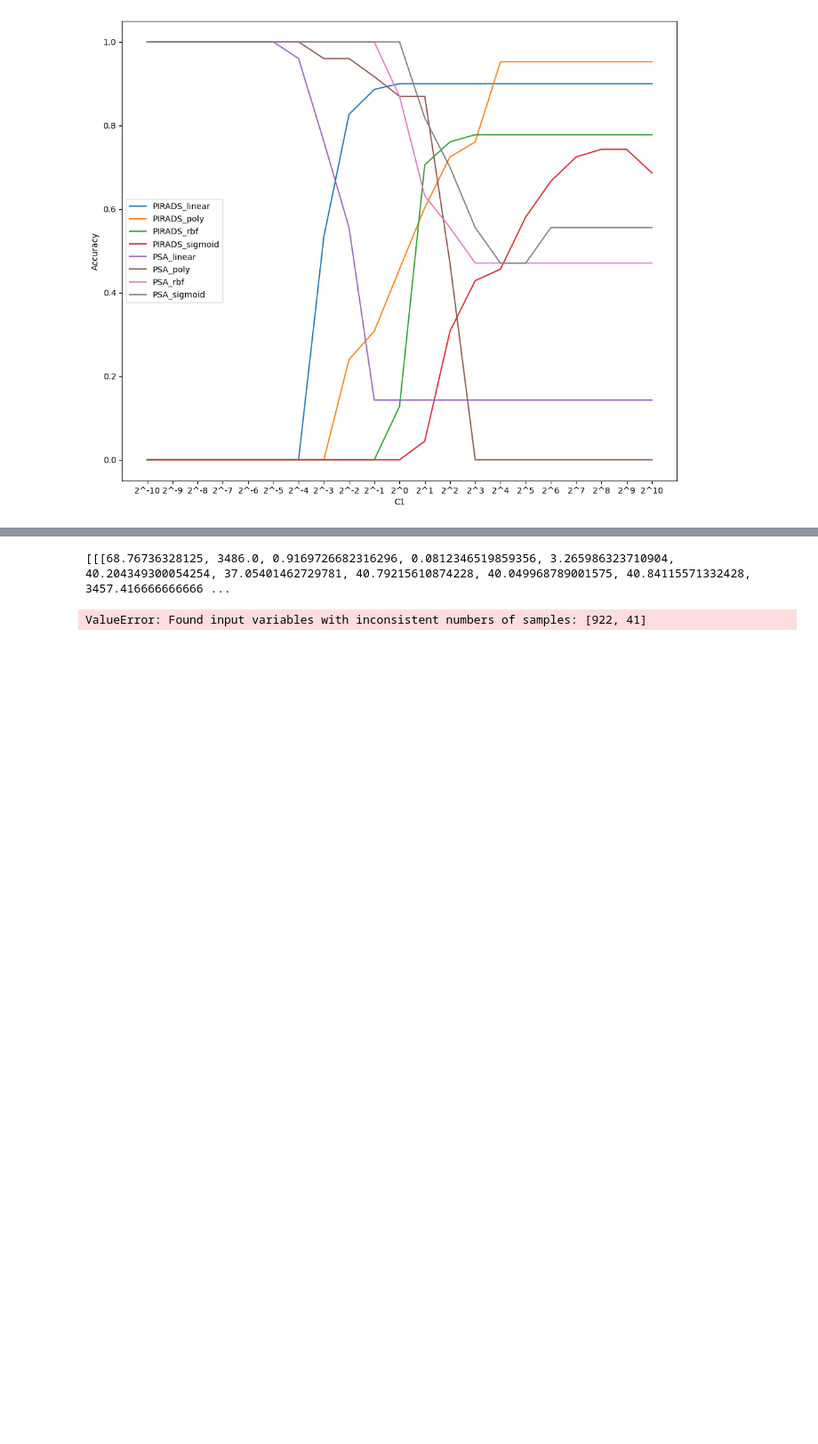
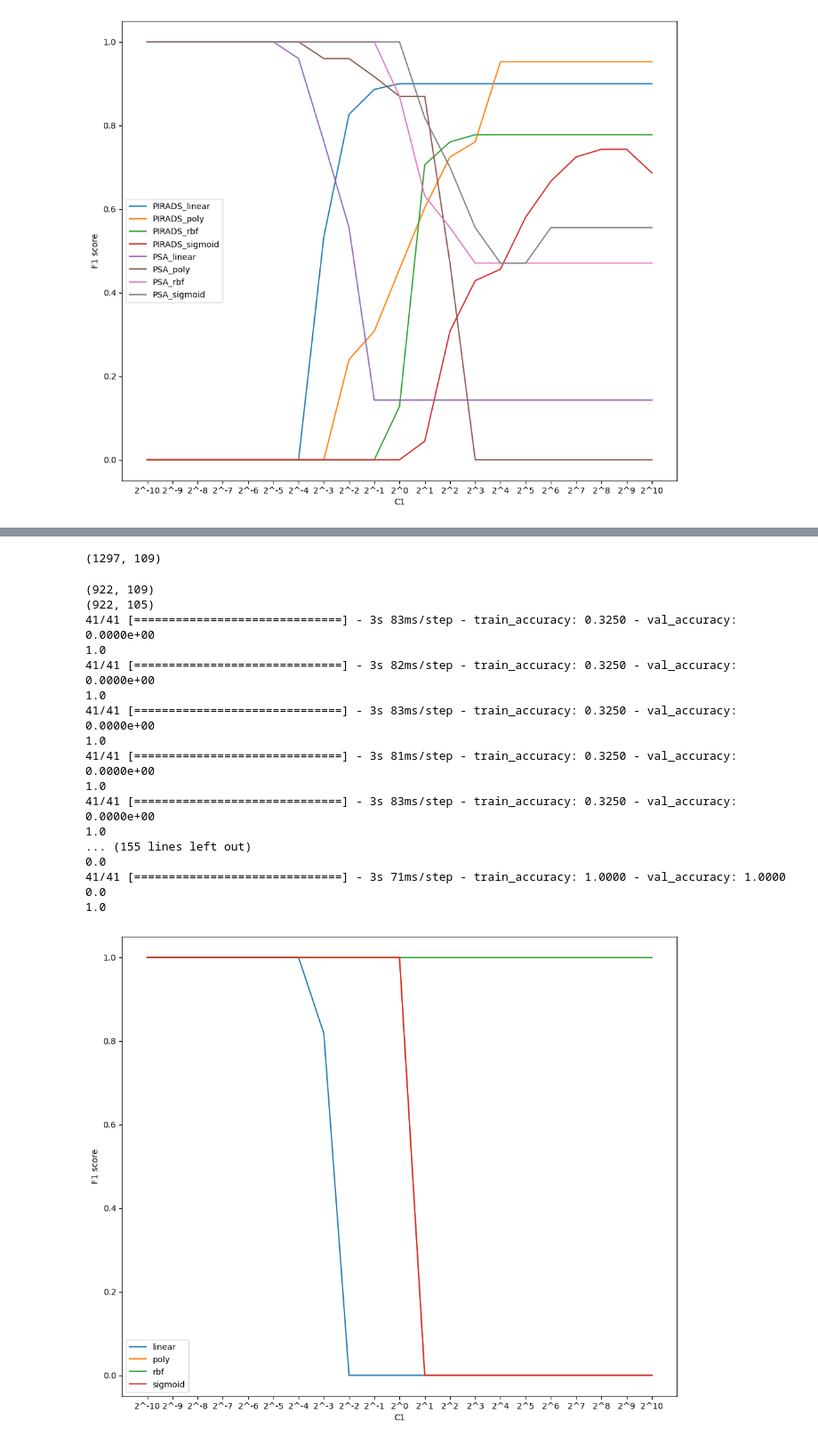
Before and after one commit to MavekGit/Feature_Classification, a Jupyter notebook: Klasyfikacja.ipynb, the cells around one changed output, grey strips where cells are left out. Shown at 89% size. Saved outputs shown, nothing was run; the diff lists cells and outputs as text; code cells hidden in the pictures; blank space fills up the shorter version.

```diff
--- a/Klasyfikacja.ipynb
+++ b/Klasyfikacja.ipynb
@@ -206,5 +248,5 @@ PIRADS_validation_data_Classification(PIRADS_train_bags, PIRADS_train_labels)
 # %%
-def dataLoader(featureFileName,featureSelection):
+def dataLoader(featureFileName,NoFeatures):
 
 
     PSA_label = []
@@ -225,6 +267,13 @@ def dataLoader(featureFileName,featureSelection):
     index = [int(i) for i in index]  # Przekształcenie wartości index na int
 
     feature = df.values[:,:-1]
+
+    print(feature.shape)
+
+    pca = PCA(n_components=NoFeatures)
+    feature = pca.fit_transform(feature)
+
+    print(feature.shape)
 
     #feature = pd.to_numeric(feature.flatten(), errors='coerce').reshape(feature.shape)
 
@@ -303,8 +352,9 @@ def dataLoader(featureFileName,featureSelection):
     # selected_features = UnivariateFilter(f_ratio_measure,select_best_percentage(90)).fit(feature, PSA_train_labels)
     # print("XXXXXXXXXXXXXXXXXXXXXXXXXXXXDDDDDDDDDDDDDDDDDDDDDDDDDDDDDDDD")
     # print(selected_features)
-    # filter = UnivariateFilter(f_ratio_measure,select_k_best(2)).fit(feature, PSA_train_labels)
-
+    #filter = f_ratio_measure(PSA_train_bags, PSA_train_labels)
+    #print(filter)
+    #data_selected = f_ratio_measure.fit_transform(feature, PSA_train_labels)
 
     PIRADS_train_labels = np.array(PIRADS_label)
 
@@ -316,12 +366,39 @@ def dataLoader(featureFileName,featureSelection):
 
     return PIRADS_train_bags, PIRADS_test_bags, PIRADS_train_labels,PIRADS_test_labels,PSA_train_bags,PSA_train_labels
 # %%
-PIRADS_train_bags, PIRADS_test_bags, PIRADS_train_labels,PIRADS_test_labels,PSA_train_bags,PSA_train_labels = dataLoader('C:/Users/Mavek/Desktop/Magisterka/Prostata_Cechy/MIL/Cechy1/data.txt',featureSelection=True)
+# PIRADS_train_bags, PIRADS_test_bags, PIRADS_train_labels,PIRADS_test_labels,PSA_train_bags,PSA_train_labels = dataLoader('C:/Users/Mavek/Desktop/Magisterka/Prostata_Cechy/MIL/Cechy1/data.txt',featureSelection=True)
+# PSA_linearF1,PSA_polyF1,PSA_rbfF1,PSA_sigmoidF1,PSA_chart_F1,PSA_history_F1 = PSA_Classifier(PSA_train_bags,PSA_train_labels)
+# PSA_charts(PSA_linearF1,PSA_polyF1,PSA_rbfF1,PSA_sigmoidF1,PSA_chart_F1)
+
 # ar_PSA_train_bags = np.array(PSA_train_bags)
 # ar_PSA_train_labels = np.array(PSA_train_labels)
-
-
 # scores = f_ratio_measure(ar_PSA_train_bags, ar_PSA_train_labels)
 # %% [output]
-[[[68.76736328125, 3486.0, 0.9169726682316296, 0.0812346519859356, 3.265986323710904, 40.204349300054254, 37.05401462729781, 40.79215610874228, 40.049968789001575, 40.84115571332428, 3457.416666666666 ...
+(1297, 109)
-ValueError: Found input variables with inconsistent numbers of samples: [922, 41]
+# %%
+PIRADS_train_bags, PIRADS_test_bags, PIRADS_train_labels,PIRADS_test_labels,PSA_train_bags,PSA_train_labels = dataLoader('C:/Users/Mavek/Desktop/Magisterka/Prostata_Cechy/MIL/Cechy1/data.txt',NoFeatures=105)
+PSA_linearF1,PSA_polyF1,PSA_rbfF1,PSA_sigmoidF1,PSA_chart_F1,PSA_history_F1 = PSA_Classifier(PSA_train_bags,PSA_train_labels)
+PSA_charts(PSA_linearF1,PSA_polyF1,PSA_rbfF1,PSA_sigmoidF1,PSA_chart_F1)
+PIRADS_linearF1,PIRADS_polyF1,PIRADS_rbfF1,PIRADS_sigmoidF1,PIRADS_chart_F1,PIRADS_history_F1 = PIRADS_Classification(PIRADS_train_bags, PIRADS_train_labels)
+PIRADS_charts(PIRADS_linearF1,PIRADS_polyF1,PIRADS_rbfF1,PIRADS_sigmoidF1,PIRADS_chart_F1)
+Combined_charts(PSA_linearF1,PSA_polyF1,PSA_rbfF1,PSA_sigmoidF1,PSA_chart_F1,PIRADS_linearF1,PIRADS_polyF1,PIRADS_rbfF1,PIRADS_sigmoidF1,PIRADS_chart_F1)
+PIRADS_validation_data_Classification(PIRADS_train_bags, PIRADS_train_labels)
+# %% [output]
+(922, 109)
+(922, 105)
+41/41 [==============================] - 3s 83ms/step - train_accuracy: 0.3250 - val_accuracy: 0.0000e+00
+1.0
+41/41 [==============================] - 3s 82ms/step - train_accuracy: 0.3250 - val_accuracy: 0.0000e+00
+1.0
+41/41 [==============================] - 3s 83ms/step - train_accuracy: 0.3250 - val_accuracy: 0.0000e+00
+1.0
+41/41 [==============================] - 3s 81ms/step - train_accuracy: 0.3250 - val_accuracy: 0.0000e+00
+1.0
+41/41 [==============================] - 3s 83ms/step - train_accuracy: 0.3250 - val_accuracy: 0.0000e+00
+1.0
+... (155 lines left out)
+0.0
+41/41 [==============================] - 3s 71ms/step - train_accuracy: 1.0000 - val_accuracy: 1.0000
+0.0
+1.0
+[figure, added]
```
Also changed, not shown: parts of 14 cells of this notebook, 2 other files.
